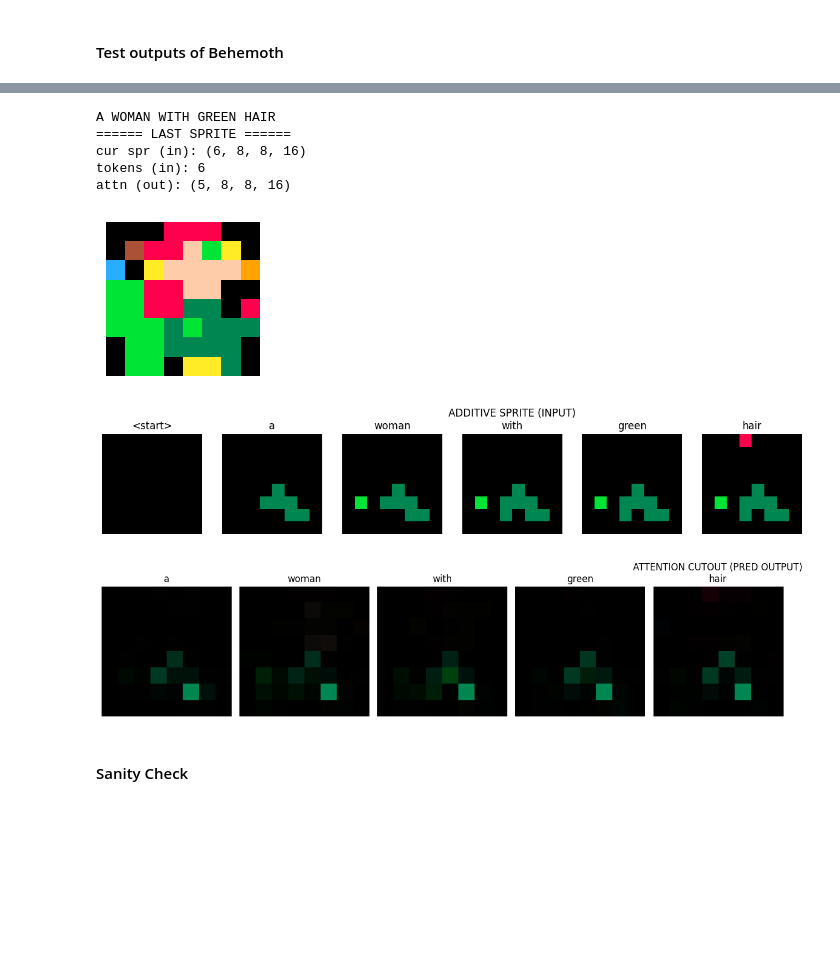
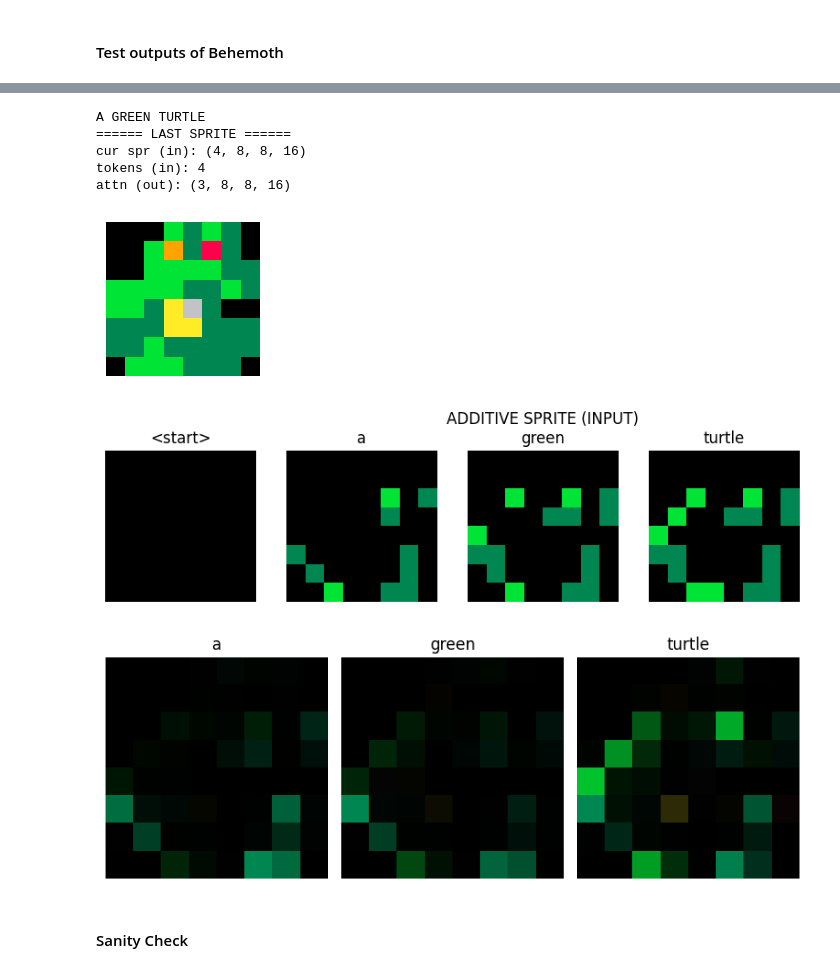
Before and after one commit to MasterMilkX/BMO_chatbot_prototype, a Jupyter notebook: Experimental_Notebooks/sprite_southpark.ipynb, the cells around one changed output, grey strips where cells are left out. Saved outputs shown, nothing was run; the diff lists cells and outputs as text; code cells hidden in the pictures; blank space fills up the shorter version.

```diff
--- a/Experimental_Notebooks/sprite_southpark.ipynb
+++ b/Experimental_Notebooks/sprite_southpark.ipynb
@@ -1348,34 +1349,34 @@ attn (out): (9, 8, 8, 16)
 # %%
 # test output on fake character
 test_prompts = ["a blue turtle standing up", "a woman with green hair", "a duck with a yellow shirt", "a man with a red hat", "a man with a purple bandana", "a dog with sunglasses", "a girl with an orange outfit", "a yellow monkey with green cheeks"]
 
-prompt2 = random.choice(test_prompts)
-# prompt2 = "a chicken"
+# prompt2 = random.choice(test_prompts)
+prompt2 = "a green turtle"
 print(f"{prompt2.upper()}")
 splt_prompt2 = ['<start>'] + prompt2.split(" ")
 fake_mod_pred, fake_attn, fake_build = buildSpr(prompt2, "kyle")
 
 print("cur spr (in):",fake_build.shape)
 print("tokens (in):",len(splt_prompt2))
 print("attn (out):",fake_attn.shape)
 
 # show the final sprite
 showSprPalette(fake_mod_pred)
 
 # show the build sprites
 showAdditive(fake_build,text='Additive Sprite (input)', textArr=splt_prompt2, start=False)
 
 # show the attention sprites
 showCutouts(fake_attn,text='Attention Cutout (pred output)', textArr=prompt2.split(" "), minmax=False)
 # %% [output]
-A WOMAN WITH GREEN HAIR
+A GREEN TURTLE
 ====== LAST SPRITE ======
-cur spr (in): (6, 8, 8, 16)
-tokens (in): 6
-attn (out): (5, 8, 8, 16)
+cur spr (in): (4, 8, 8, 16)
+tokens (in): 4
+attn (out): (3, 8, 8, 16)
-[figure, old version]
+[figure, new version]
-[figure, old version]
+[figure, new version]
-[figure, old version]
+[figure, new version]
 # %% [markdown]
 #### Sanity Check
 # %%
```
Also changed, not shown: parts of 1 cell of this notebook, 3 other files.
